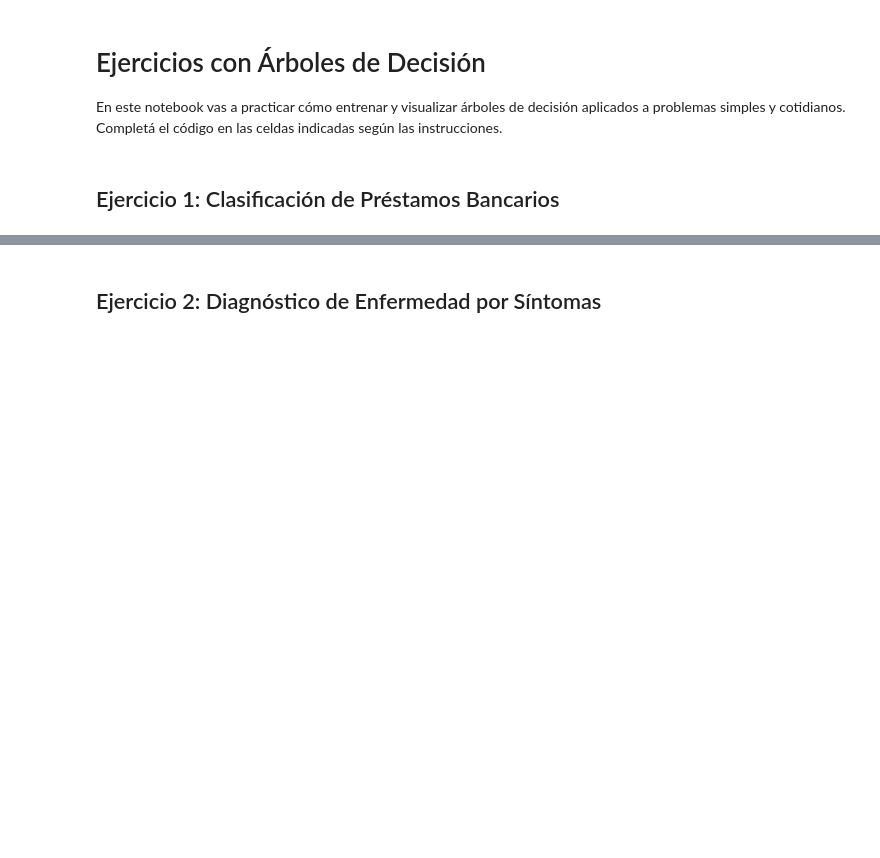
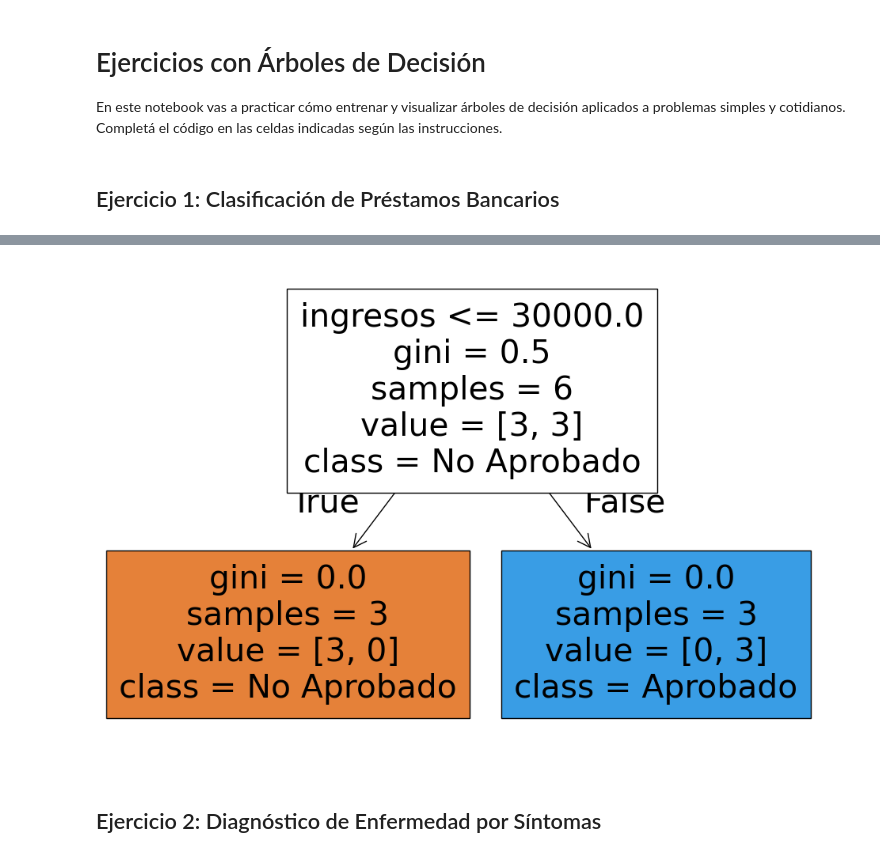
Before and after one commit to ULP-UGD/Programacion_Avanzada, a Jupyter notebook: TP13/ejercicios_arboles_decision.ipynb, the cells around one changed output, grey strips where cells are left out. Saved outputs shown, nothing was run; the diff lists cells and outputs as text; code cells hidden in the pictures; blank space fills up the shorter version.

```diff
--- a/TP13/ejercicios_arboles_decision.ipynb
+++ b/TP13/ejercicios_arboles_decision.ipynb
@@ -28,20 +26,35 @@ y = ...
+# %%
+# PASO 2: Separar variables independientes (X) y dependiente (y)
+
+# Convierte la columna 'otras_deudas' a valores numéricos
+data_prestamos['otras_deudas'] = data_prestamos['otras_deudas'].apply(lambda x: 1 if x == 'sí' else 0)
+
+# Selecciona las columnas de características para X
+X = data_prestamos[['ingresos', 'antiguedad_laboral', 'monto_prestamo', 'otras_deudas']]
+
+# Selecciona la columna objetivo para y
+y = data_prestamos['aprobado']
 # %%
-
 # PASO 3: Separar en entrenamiento y prueba
 
 from sklearn.model_selection import train_test_split
 
-# COMPLETAR
-X_train, X_test, y_train, y_test = ...
+# Divide los datos, usando un 20% para el conjunto de prueba
+X_train, X_test, y_train, y_test = train_test_split(X, y, test_size=0.2, random_state=42)
 # %%
-
 # PASO 4: Entrenar el árbol y mostrar el reporte
 
 from sklearn.tree import DecisionTreeClassifier
 from sklearn.metrics import classification_report
 
-# COMPLETAR
-modelo = ...
-modelo.fit(...)
+# Crea una instancia del clasificador de árbol de decisión
+modelo = DecisionTreeClassifier(random_state=42)
 
-print(classification_report(...))
+# Entrena el modelo con los datos de entrenamiento
+modelo.fit(X_train, y_train)
+
+# Realiza predicciones sobre los datos de prueba
+y_pred = modelo.predict(X_test)
+
+# Muestra el reporte de clasificación comparando los valores reales (y_test) con las predicciones (y_pred)
+print(classification_report(y_test, y_pred))
@@ -48,14 +70,20 @@ print(classification_report(...))
 # %%
-
 # PASO 5: Visualizar el árbol
 
 import matplotlib.pyplot as plt
 from sklearn.tree import plot_tree
 
-plt.figure(figsize=(10,6))
-# COMPLETAR
-plot_tree(..., filled=True)
+plt.figure(figsize=(12, 8))
+
+# Dibuja el árbol entrenado
+plot_tree(modelo,
+          filled=True,
+          feature_names=X.columns.tolist(),
+          class_names=['No Aprobado', 'Aprobado'])
+
 plt.show()
+# %% [output]
+[figure, added]
 # %% [markdown]
 ## Ejercicio 2: Diagnóstico de Enfermedad por Síntomas
 # %%
```
Also changed, not shown: parts of 7 cells of this notebook.
